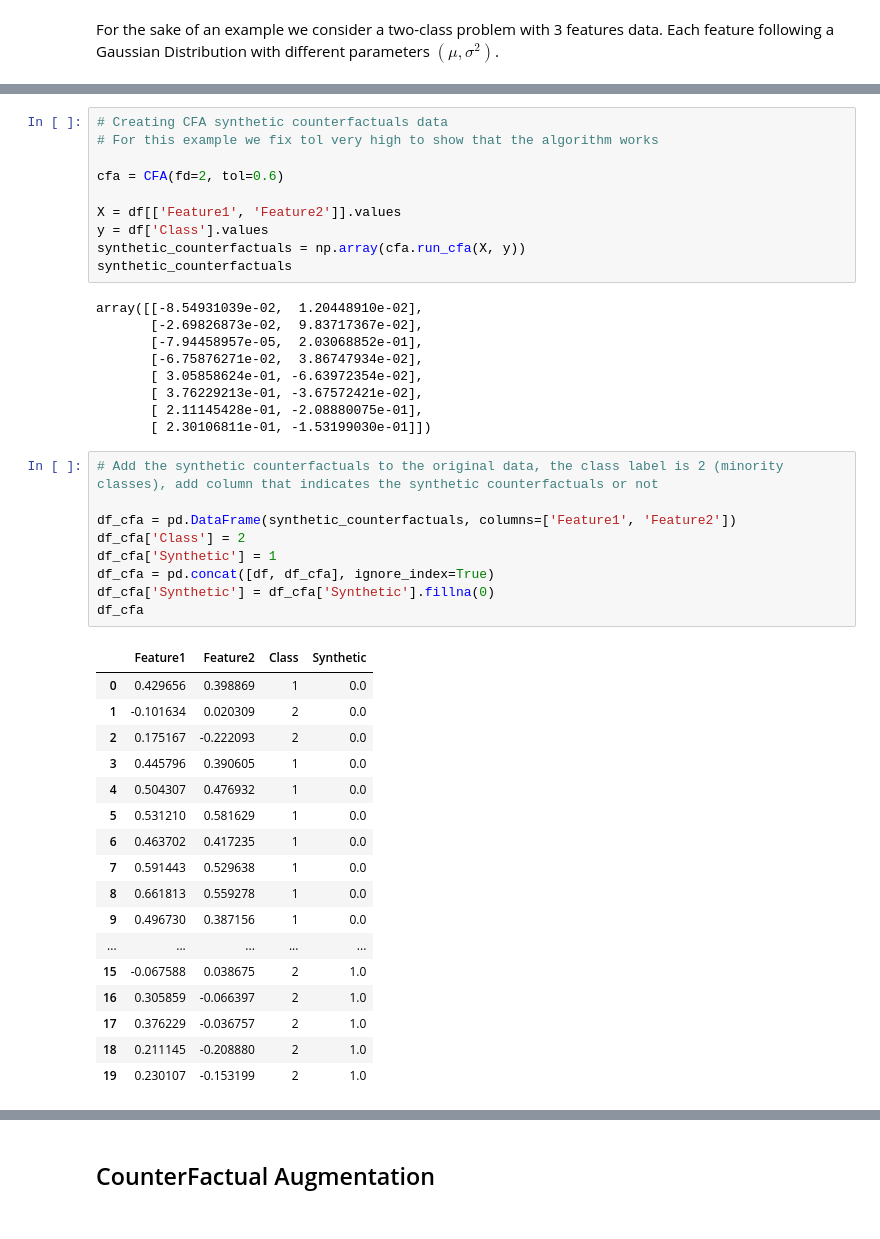
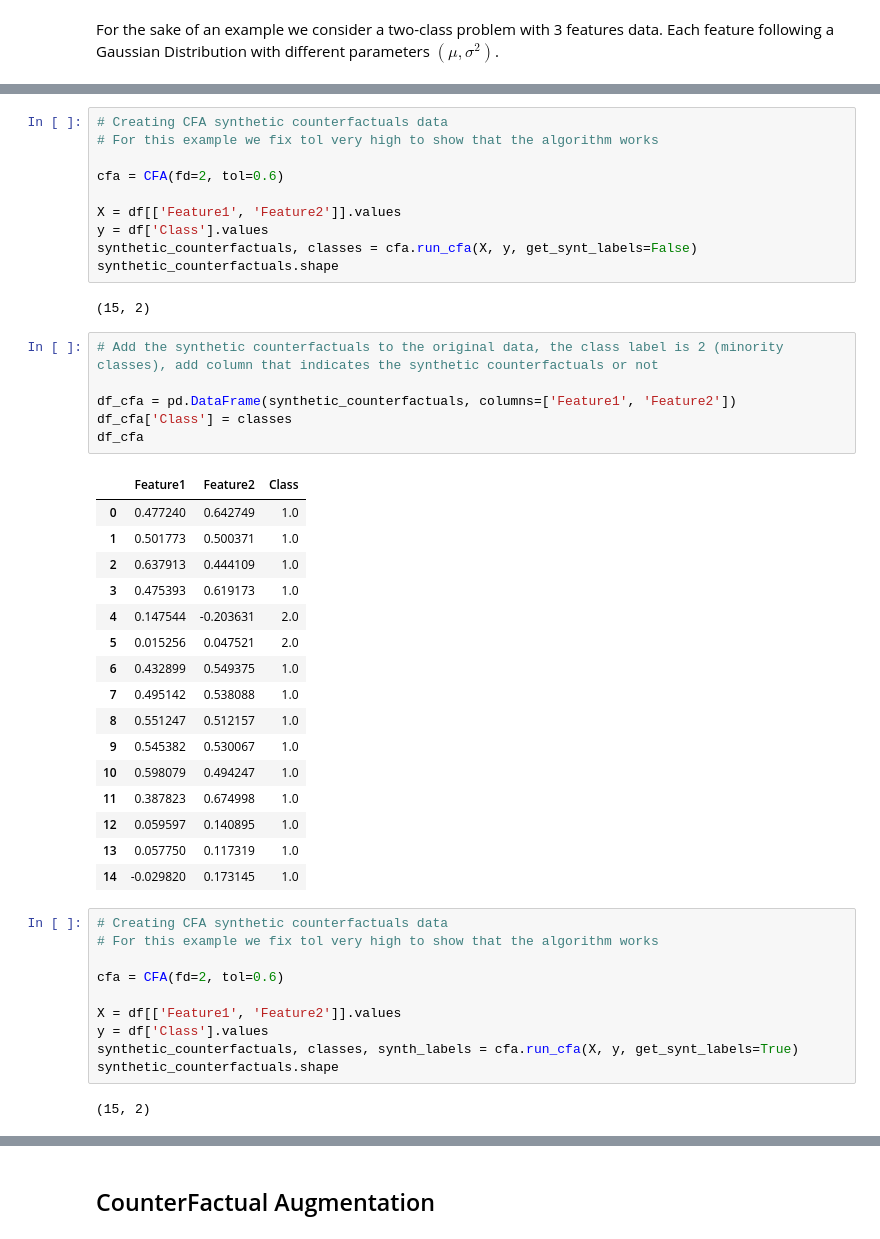
Before and after one commit to DorianJoubaud/CounterFactualAugmentation-CFA, a Jupyter notebook: cfaExample.ipynb, the cells around one changed output, grey strips where cells are left out. Cells and saved outputs as stored; diff of their text form.

```diff
--- a/cfaExample.ipynb
+++ b/cfaExample.ipynb
@@ -79,41 +79,42 @@ cfa = CFA(fd=2, tol=0.6)
 
 X = df[['Feature1', 'Feature2']].values
 y = df['Class'].values
-synthetic_counterfactuals = np.array(cfa.run_cfa(X, y))
-synthetic_counterfactuals
+synthetic_counterfactuals, classes = cfa.run_cfa(X, y, get_synt_labels=False)
+synthetic_counterfactuals.shape
 # %% [output]
-array([[-8.54931039e-02,  1.20448910e-02],
-       [-2.69826873e-02,  9.83717367e-02],
-       [-7.94458957e-05,  2.03068852e-01],
-       [-6.75876271e-02,  3.86747934e-02],
-       [ 3.05858624e-01, -6.63972354e-02],
-       [ 3.76229213e-01, -3.67572421e-02],
-       [ 2.11145428e-01, -2.08880075e-01],
-       [ 2.30106811e-01, -1.53199030e-01]])
+(15, 2)
 # %%
 # Add the synthetic counterfactuals to the original data, the class label is 2 (minority classes), add column that indicates the synthetic counterfactuals or not
 
 df_cfa = pd.DataFrame(synthetic_counterfactuals, columns=['Feature1', 'Feature2'])
-df_cfa['Class'] = 2
-df_cfa['Synthetic'] = 1
-df_cfa = pd.concat([df, df_cfa], ignore_index=True)
-df_cfa['Synthetic'] = df_cfa['Synthetic'].fillna(0)
+df_cfa['Class'] = classes
 df_cfa
 # %% [output]
-|  | Feature1 | Feature2 | Class | Synthetic |
-| 0 | 0.429656 | 0.398869 | 1 | 0.0 |
-| 1 | -0.101634 | 0.020309 | 2 | 0.0 |
-| 2 | 0.175167 | -0.222093 | 2 | 0.0 |
-| 3 | 0.445796 | 0.390605 | 1 | 0.0 |
-| 4 | 0.504307 | 0.476932 | 1 | 0.0 |
-| 5 | 0.531210 | 0.581629 | 1 | 0.0 |
-| 6 | 0.463702 | 0.417235 | 1 | 0.0 |
-| 7 | 0.591443 | 0.529638 | 1 | 0.0 |
-| 8 | 0.661813 | 0.559278 | 1 | 0.0 |
-| 9 | 0.496730 | 0.387156 | 1 | 0.0 |
-| ... | ... | ... | ... | ... |
-| 15 | -0.067588 | 0.038675 | 2 | 1.0 |
-| 16 | 0.305859 | -0.066397 | 2 | 1.0 |
-| 17 | 0.376229 | -0.036757 | 2 | 1.0 |
-| 18 | 0.211145 | -0.208880 | 2 | 1.0 |
-| 19 | 0.230107 | -0.153199 | 2 | 1.0 |
+|  | Feature1 | Feature2 | Class |
+| 0 | 0.477240 | 0.642749 | 1.0 |
+| 1 | 0.501773 | 0.500371 | 1.0 |
+| 2 | 0.637913 | 0.444109 | 1.0 |
+| 3 | 0.475393 | 0.619173 | 1.0 |
+| 4 | 0.147544 | -0.203631 | 2.0 |
+| 5 | 0.015256 | 0.047521 | 2.0 |
+| 6 | 0.432899 | 0.549375 | 1.0 |
+| 7 | 0.495142 | 0.538088 | 1.0 |
+| 8 | 0.551247 | 0.512157 | 1.0 |
+| 9 | 0.545382 | 0.530067 | 1.0 |
+| 10 | 0.598079 | 0.494247 | 1.0 |
+| 11 | 0.387823 | 0.674998 | 1.0 |
+| 12 | 0.059597 | 0.140895 | 1.0 |
+| 13 | 0.057750 | 0.117319 | 1.0 |
+| 14 | -0.029820 | 0.173145 | 1.0 |
+# %%
+# Creating CFA synthetic counterfactuals data
+# For this example we fix tol very high to show that the algorithm works
+
+cfa = CFA(fd=2, tol=0.6)
+
+X = df[['Feature1', 'Feature2']].values
+y = df['Class'].values
+synthetic_counterfactuals, classes, synth_labels = cfa.run_cfa(X, y, get_synt_labels=True)
+synthetic_counterfactuals.shape
+# %% [output]
+(15, 2)
```
Also changed, not shown: parts of 6 cells of this notebook, 1 other file.
